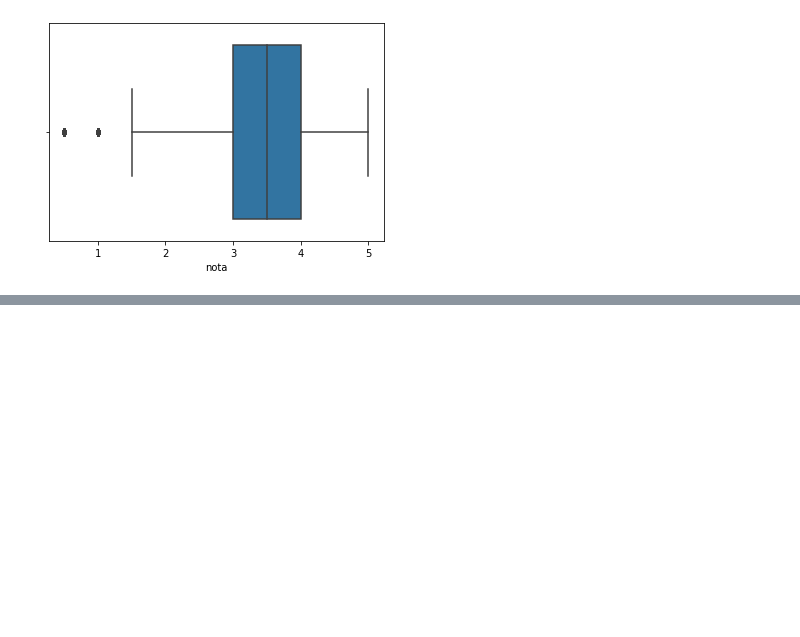
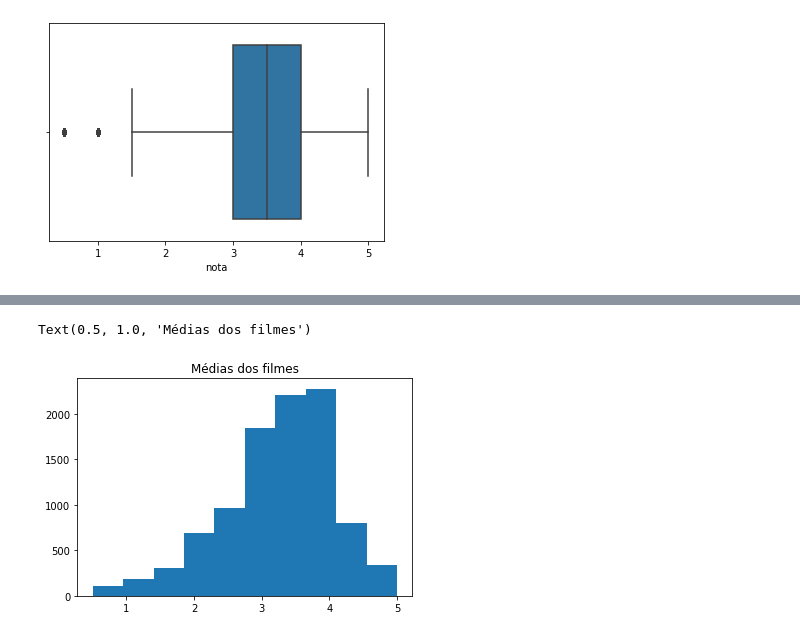
Before and after one commit to J0BS013/ExploratoryDataAnalysis, a Jupyter notebook: ExploratoryDataAnalysis.ipynb, the cells around one changed output, grey strips where cells are left out. Saved outputs shown, nothing was run; the diff lists cells and outputs as text; code cells hidden in the pictures; blank space fills up the shorter version.

```diff
--- a/ExploratoryDataAnalysis.ipynb
+++ b/ExploratoryDataAnalysis.ipynb
@@ -70,0 +139,8 @@ sns.boxplot(notas.nota)
+# %%
+import matplotlib.pyplot as plt
+
+plt.hist(medias_por_filme)
+plt.title("Médias dos filmes")
+# %% [output]
+Text(0.5, 1.0, 'Médias dos filmes')
+[figure, added]
```
Also changed, not shown: parts of 21 cells of this notebook, 2 other files.
